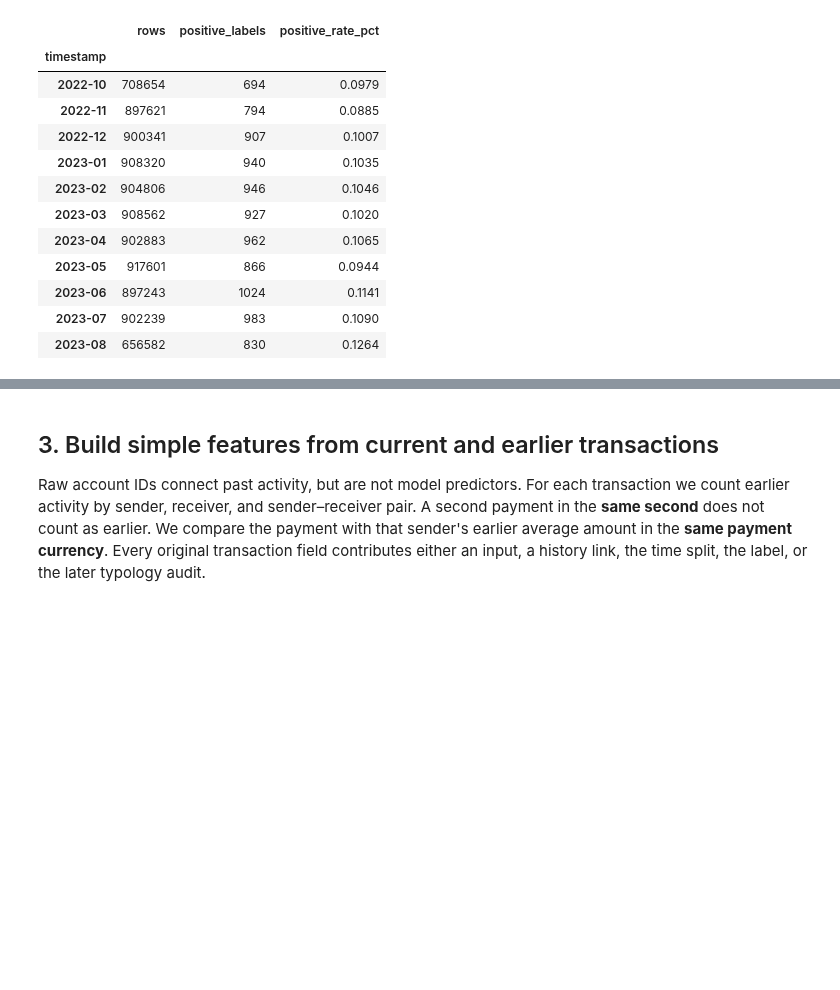
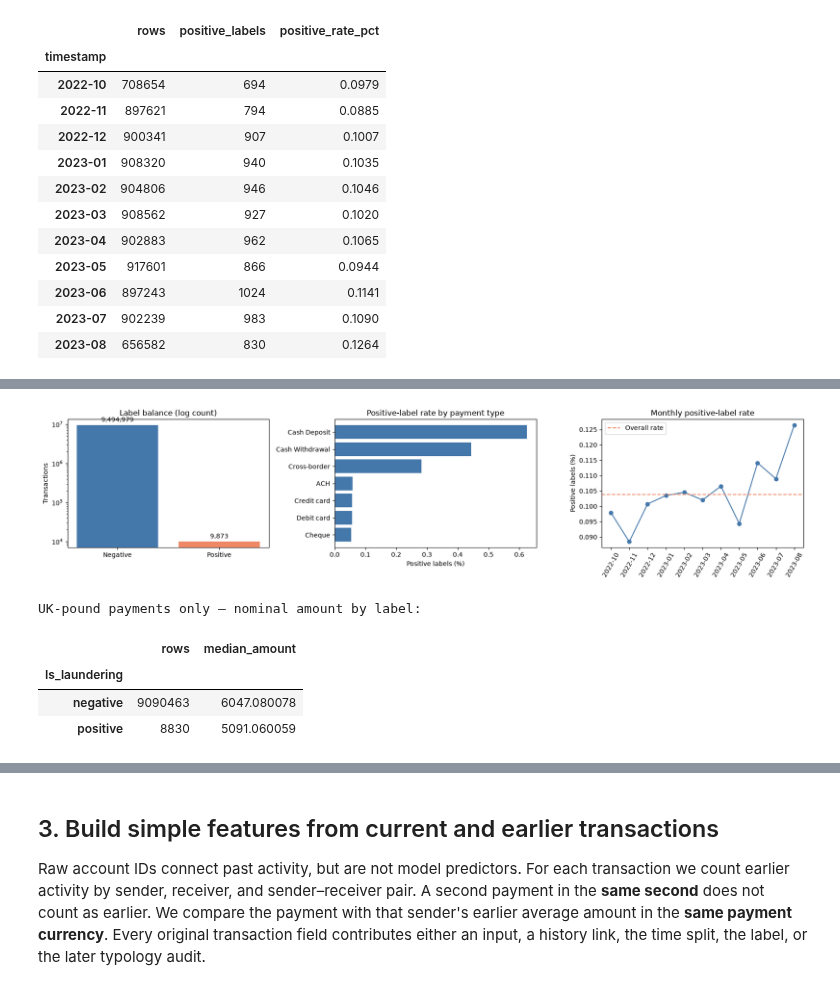
Before and after one commit to codewithdaniel1/Explainable-AML-Transaction-Monitoring, a Jupyter notebook: aml_modeling.ipynb, the cells around one changed output, grey strips where cells are left out. Saved outputs shown, nothing was run; the diff lists cells and outputs as text; code cells hidden in the pictures; blank space fills up the shorter version.

```diff
--- a/aml_modeling.ipynb
+++ b/aml_modeling.ipynb
@@ -82,0 +87,38 @@ Missing values: 0
+# %%
+fig, axes = plt.subplots(1, 3, figsize=(17, 4))
+
+counts = [n_rows - n_positive, n_positive]
+bars = axes[0].bar(["Negative", "Positive"], counts, color=["#4477AA", "#EE8866"])
+axes[0].set_yscale("log")
+axes[0].bar_label(bars, labels=[f"{value:,}" for value in counts], padding=3)
+axes[0].set_title("Label balance (log count)")
+axes[0].set_ylabel("Transactions")
+
+rates = profile_by_type["positive_rate_pct"].sort_values()
+axes[1].barh(rates.index.astype(str), rates, color="#4477AA")
+axes[1].set_title("Positive-label rate by payment type")
+axes[1].set_xlabel("Positive labels (%)")
+
+axes[2].plot(monthly_profile.index.astype(str), monthly_profile["positive_rate_pct"],
+             marker="o", color="#4477AA")
+axes[2].axhline(100 * n_positive / n_rows, color="#EE8866", linestyle="--",
+                label="Overall rate")
+axes[2].set_title("Monthly positive-label rate")
+axes[2].set_ylabel("Positive labels (%)")
+axes[2].tick_params(axis="x", labelrotation=60)
+axes[2].legend()
+fig.tight_layout()
+plt.show()
+
+uk_pounds = transactions.loc[transactions["Payment_currency"] == "UK pounds"]
+amount_summary = uk_pounds.groupby("Is_laundering")["Amount"].agg(["size", "median"])
+print("UK-pound payments only — nominal amount by label:")
+display(amount_summary.rename(index={0: "negative", 1: "positive"},
+                              columns={"size": "rows", "median": "median_amount"}).round(2))
+# %% [output]
+[figure, added]
+UK-pound payments only — nominal amount by label:
+|  | rows | median_amount |
+| Is_laundering |  |  |
+| negative | 9090463 | 6047.080078 |
+| positive | 8830 | 5091.060059 |
```
Also changed, not shown: parts of 4 cells of this notebook, 4 other files.
